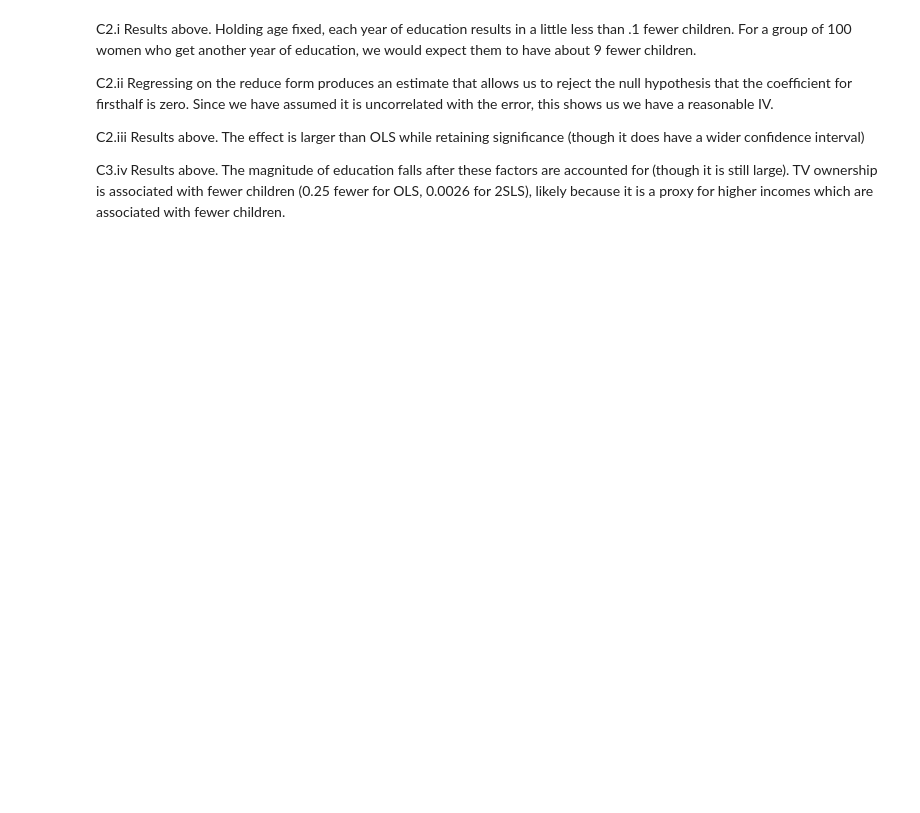
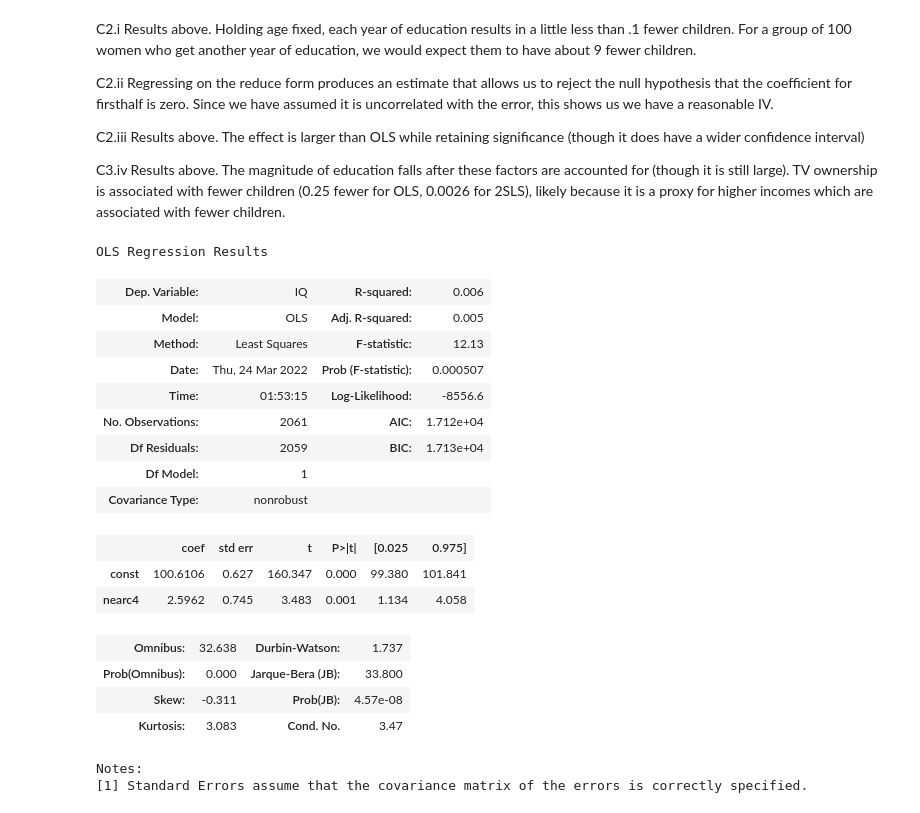
Before and after one commit to systemchalk/wooldridge_workbook, a Jupyter notebook: ch15.ipynb, the cells around one changed output. Drawn from its saved outputs; the diff is of its cells as text; code cells hidden in the pictures; blank space fills up the shorter version.

```diff
--- a/ch15.ipynb
+++ b/ch15.ipynb
@@ -293,3 +293,27 @@ C2.iii Results above. The effect is larger than OLS while retaining significance
 C3.iv Results above. The magnitude of education falls after these factors are accounted for (though it is still large). TV ownership is associated with fewer children (0.25 fewer for OLS, 0.0026 for 2SLS), likely because it is a proxy for higher incomes which are associated with fewer children.
 # %%
 # Exercise 3
+card = pd.read_stata("./stata/CARD.DTA")
+X = sm.add_constant(card[["nearc4"]])
+model = sm.OLS(card.IQ, X, missing="drop").fit()
+model.summary()
+# %% [output]
+OLS Regression Results
+| Dep. Variable: | IQ | R-squared: | 0.006 |
+| Model: | OLS | Adj. R-squared: | 0.005 |
+| Method: | Least Squares | F-statistic: | 12.13 |
+| Date: | Thu, 24 Mar 2022 | Prob (F-statistic): | 0.000507 |
+| Time: | 01:53:15 | Log-Likelihood: | -8556.6 |
+| No. Observations: | 2061 | AIC: | 1.712e+04 |
+| Df Residuals: | 2059 | BIC: | 1.713e+04 |
+| Df Model: | 1 |  |  |
+| Covariance Type: | nonrobust |  |  |
+|  | coef | std err | t | P>|t| | [0.025 | 0.975] |
+| const | 100.6106 | 0.627 | 160.347 | 0.000 | 99.380 | 101.841 |
+| nearc4 | 2.5962 | 0.745 | 3.483 | 0.001 | 1.134 | 4.058 |
+| Omnibus: | 32.638 | Durbin-Watson: | 1.737 |
+| Prob(Omnibus): | 0.000 | Jarque-Bera (JB): | 33.800 |
+| Skew: | -0.311 | Prob(JB): | 4.57e-08 |
+| Kurtosis: | 3.083 | Cond. No. | 3.47 |
+Notes:
+[1] Standard Errors assume that the covariance matrix of the errors is correctly specified.
```
Also changed, not shown: parts of 17 cells of this notebook.
